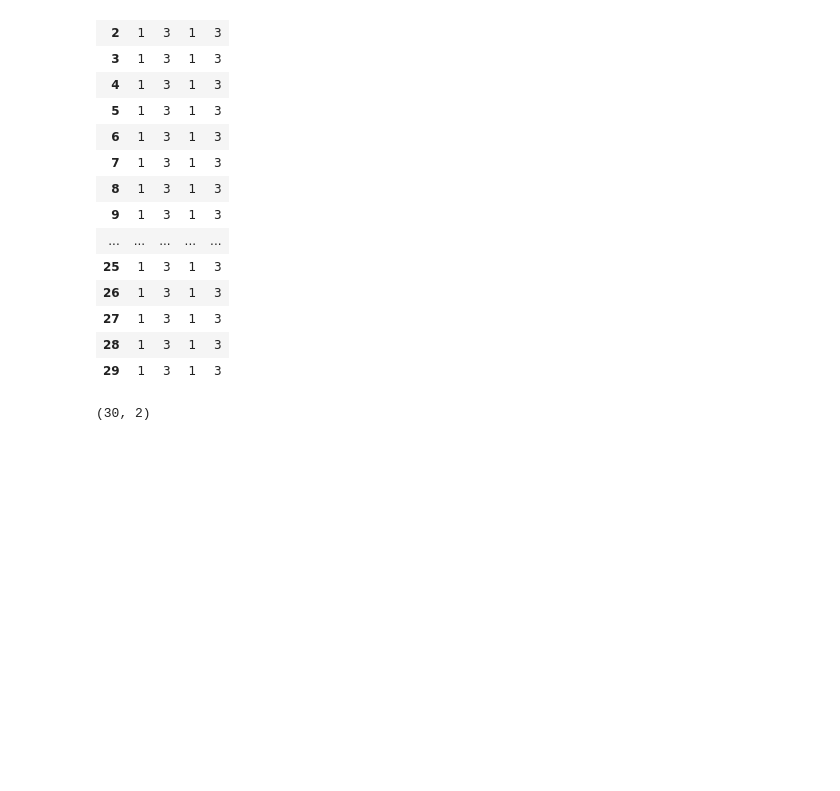
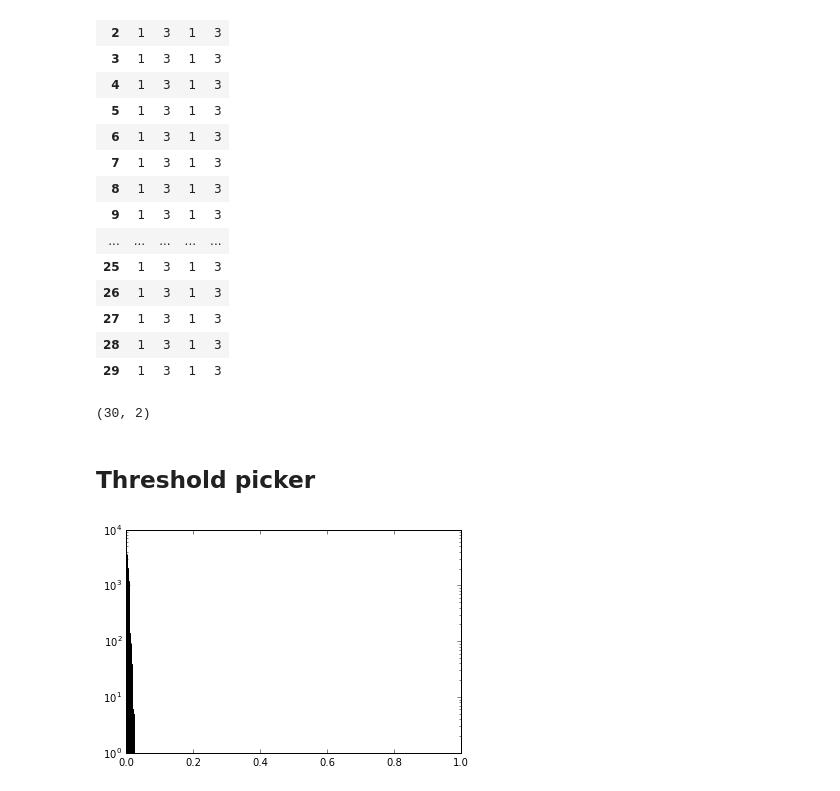
Before and after one commit to JaredJacobsen/capstone_project, a Jupyter notebook: allergen_modelling.ipynb, the cells around one changed output. Saved outputs shown, nothing was run; the diff lists cells and outputs as text; code cells hidden in the pictures; blank space fills up the shorter version.

```diff
--- a/allergen_modelling.ipynb
+++ b/allergen_modelling.ipynb
@@ -616,3 +587,20 @@ pd.concat([pd.DataFrame(d1), pd.DataFrame(d1.as_matrix())], axis=1)
 d1.as_matrix().shape
 # %% [output]
 (30, 2)
+# %% [markdown]
+## Threshold picker
+# %%
+sdf = df.sample(50000).reset_index(drop=True)
+nb = Pipeline([('vect', TfidfVectorizer(analyzer='char', ngram_range=(1,1))),
+       ('nb', MultinomialNB(class_prior=(1 - df_ratio(sdf), df_ratio(sdf))))])
+X = sdf['sequence'].copy()
+y = sdf['allergen'].copy()
+
+X_train, X_test, y_train, y_test = balanced_train_test_split(X, y, test_size=.25)
+nb.fit(X_train, y_train)
+y_pred_probas = nb.predict_proba(X_test)
+precision, recall, thresholds = precision_recall_curve(y_test, y_pred_probas[:, 1])
+# %%
+plt.hist(precision, bins=1000, log=True);
+# %% [output]
+[figure, added]
```
Also changed, not shown: parts of 13 cells of this notebook, 9 other files.
